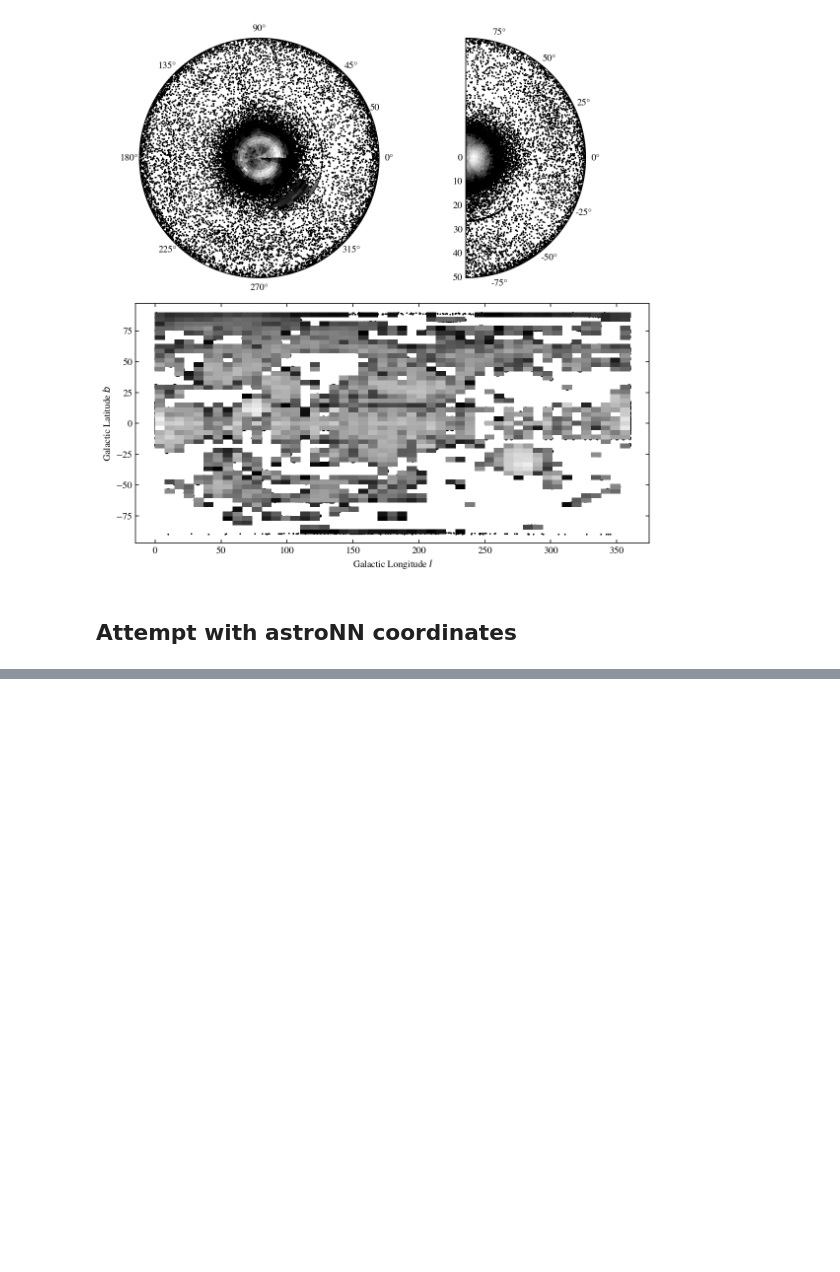
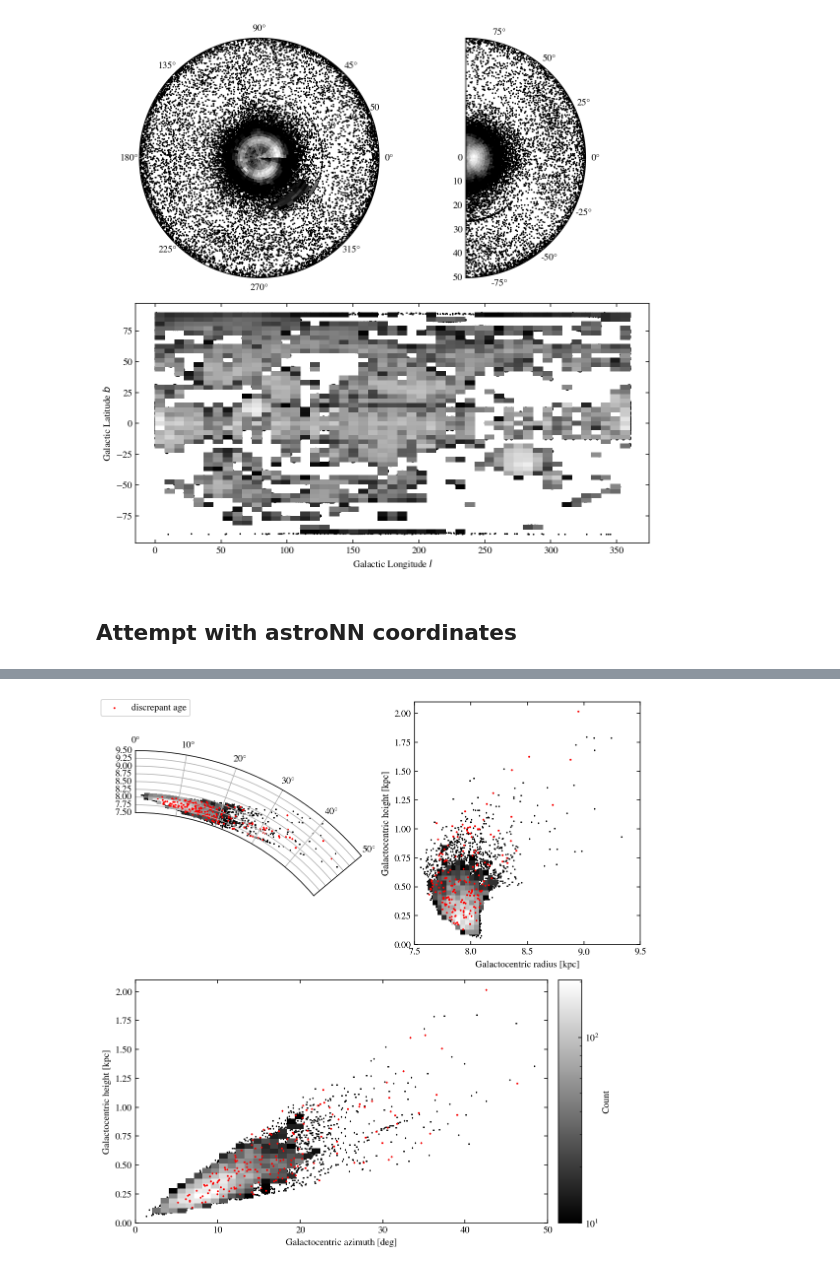
Before and after one commit to lodubay/first-year-project, a Jupyter notebook: galactic_plots.ipynb, the cells around one changed output, grey strips where cells are left out. Cells and saved outputs as stored; diff of their text form; code cells hidden in the pictures; blank space fills up the shorter version.

```diff
--- a/galactic_plots.ipynb
+++ b/galactic_plots.ipynb
@@ -274,0 +339,59 @@ plt.show()
+# %%
+fig = plt.figure(figsize=(8, 8), constrained_layout=True)
+rlim = (7.5, 9.5)
+philim_deg = (0, 50)
+philim = (philim_deg[0]*np.pi/180, philim_deg[1]*np.pi/180)
+zlim = (0, 2.1)
+gs = fig.add_gridspec(2, 20)
+
+ax = fig.add_subplot(gs[0,0:10], projection='polar')
+# ax = fig.add_subplot(gs[0,0])
+# scatter_hist(ax, ages['ASTRONN_galphi'], ages['ASTRONN_galr'], xlim=philim, ylim=rlim)
+ax.scatter(ages['ASTRONN_galphi'], ages['ASTRONN_galr'], c='k', s=0.5)
+hist, xedges, yedges, im = ax.hist2d(ages['ASTRONN_galphi'], ages['ASTRONN_galr'],
+          bins=[np.linspace(philim[0], philim[1], 50),
+                np.linspace(rlim[0], rlim[1], 20)],
+          cmap='gray', norm=colors.LogNorm(), cmin=10)
+ax.scatter(low_age['ASTRONN_galphi'], low_age['ASTRONN_galr'], c='r', s=1, label='discrepant age')
+# ax.scatter(low_fe['ASTRONN_galphi'], low_fe['ASTRONN_galr'], c='b', s=1, label='discrepant [Fe/H]')
+# ax.scatter(low_alpha['ASTRONN_galphi'], low_alpha['ASTRONN_galr'], c='g', s=.6, label='[O/Fe] < -0.5')
+ax.grid()
+ax.set_theta_zero_location('N')
+ax.set_theta_direction(-1)
+ax.set_rmin(rlim[0])
+ax.set_rmax(rlim[1])
+ax.set_rorigin(0)
+# ax.set_rticks([20, 40, 60])
+# ax.set_rlabel_position(340)
+ax.set_xlim(philim)
+
+ax = fig.add_subplot(gs[0,10:])
+scatter_hist(ax, ages['ASTRONN_galr'], ages['ASTRONN_galz'], xlim=rlim, ylim=zlim)
+ax.scatter(low_age['ASTRONN_galr'], low_age['ASTRONN_galz'], c='r', s=1)
+# ax.scatter(low_fe['ASTRONN_galr'], low_fe['ASTRONN_galz'], c='b', s=1)
+# ax.scatter(low_alpha['ASTRONN_galr'], low_alpha['ASTRONN_galz'], c='g', s=.6)
+ax.set_xlim(rlim)
+ax.set_ylim(zlim)
+ax.set_xlabel('Galactocentric radius [kpc]')
+ax.set_ylabel('Galactocentric height [kpc]')
+
+ax = fig.add_subplot(gs[1,:18])
+scatter_hist(ax, ages['ASTRONN_galphi']*180/np.pi, ages['ASTRONN_galz'],
+             xlim=philim_deg, ylim=zlim)
+ax.scatter(low_age['ASTRONN_galphi']*180/np.pi, low_age['ASTRONN_galz'], c='r', s=1)
+# ax.scatter(low_fe['ASTRONN_galphi']*180/np.pi, low_fe['ASTRONN_galz'], c='b', s=1)
+# ax.scatter(low_alpha['ASTRONN_galphi'] * 180/np.pi, low_alpha['ASTRONN_galz'], c='g', s=.6)
+ax.set_xlim(philim_deg)
+ax.set_ylim(zlim)
+ax.set_xlabel('Galactocentric azimuth [deg]')
+ax.set_ylabel('Galactocentric height [kpc]')
+
+# colorbar axis
+ax = fig.add_subplot(gs[1,18])
+plt.colorbar(im, cax=ax)
+ax.set_ylabel('Count')
+
+fig.legend(loc='upper left')
+plt.show()
+# %% [output]
+[figure, added]
```
Also changed, not shown: parts of 8 cells of this notebook, 2 other files.
